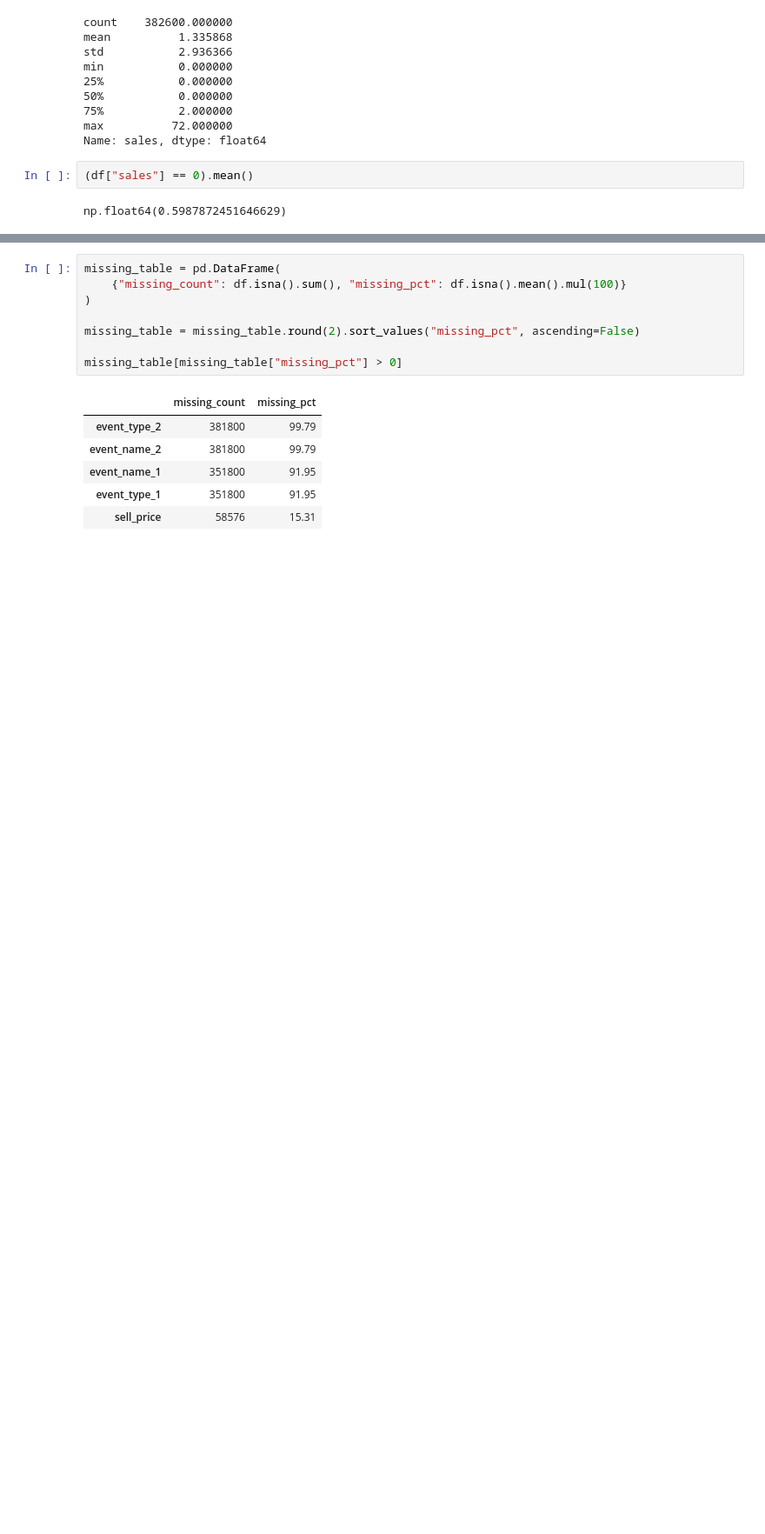
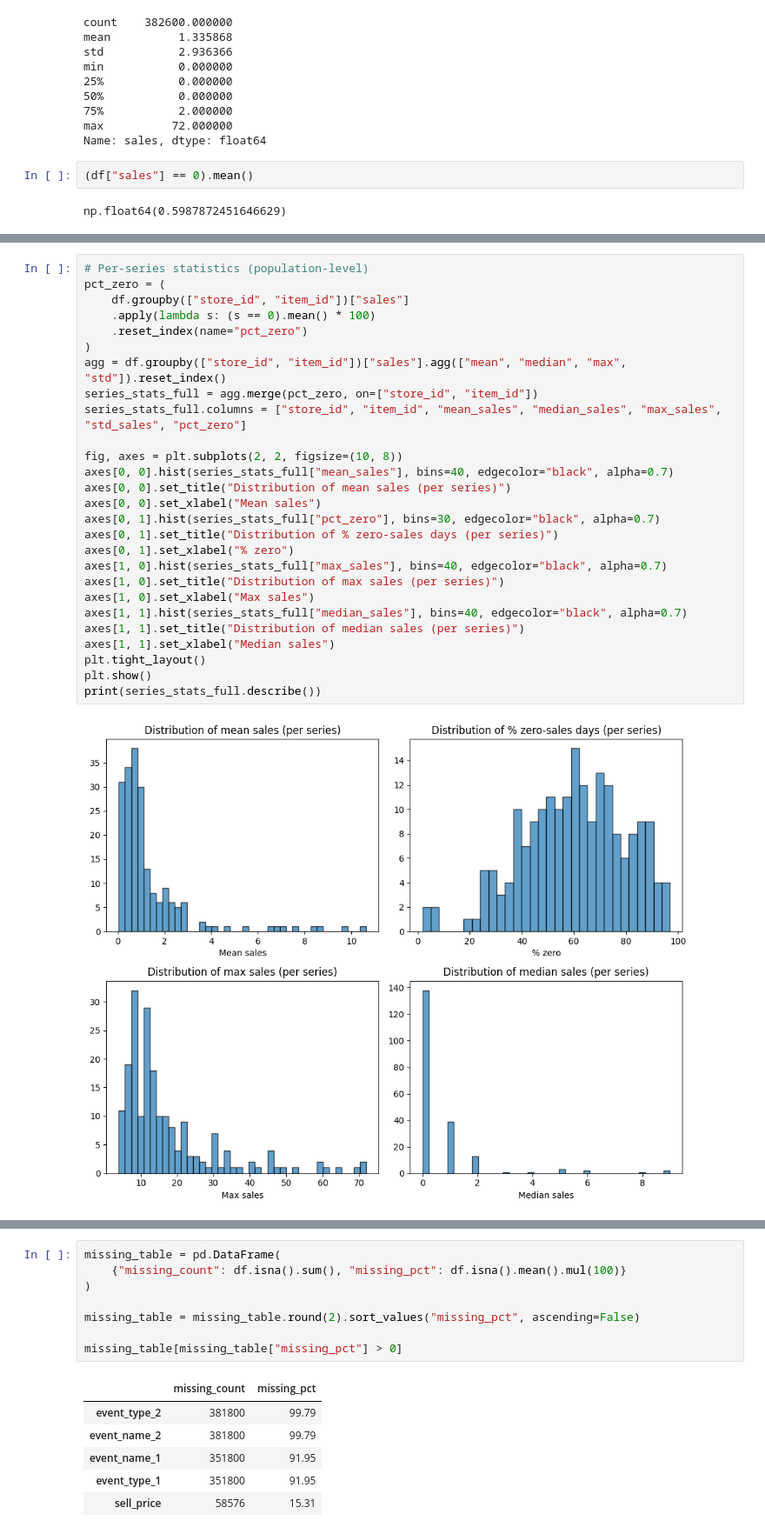
Before and after one commit to badroohiman/retail-demand-forecasting-delayed-labels, a Jupyter notebook: notebooks/01_eda.ipynb, the cells around one changed output, grey strips where cells are left out. Shown at 87% size. Saved outputs shown, nothing was run; the diff lists cells and outputs as text; blank space fills up the shorter version.

Commit message:
Update EDA notebook and regenerate report figures

```diff
--- a/notebooks/01_eda.ipynb
+++ b/notebooks/01_eda.ipynb
@@ -260,0 +243,29 @@ Baselines such as seasonal naïve or moving-average should be included for a fai
+# %%
+# Per-series statistics (population-level)
+pct_zero = (
+    df.groupby(["store_id", "item_id"])["sales"]
+    .apply(lambda s: (s == 0).mean() * 100)
+    .reset_index(name="pct_zero")
+)
+agg = df.groupby(["store_id", "item_id"])["sales"].agg(["mean", "median", "max", "std"]).reset_index()
+series_stats_full = agg.merge(pct_zero, on=["store_id", "item_id"])
+series_stats_full.columns = ["store_id", "item_id", "mean_sales", "median_sales", "max_sales", "std_sales", "pct_zero"]
+
+fig, axes = plt.subplots(2, 2, figsize=(10, 8))
+axes[0, 0].hist(series_stats_full["mean_sales"], bins=40, edgecolor="black", alpha=0.7)
+axes[0, 0].set_title("Distribution of mean sales (per series)")
+axes[0, 0].set_xlabel("Mean sales")
+axes[0, 1].hist(series_stats_full["pct_zero"], bins=30, edgecolor="black", alpha=0.7)
+axes[0, 1].set_title("Distribution of % zero-sales days (per series)")
+axes[0, 1].set_xlabel("% zero")
+axes[1, 0].hist(series_stats_full["max_sales"], bins=40, edgecolor="black", alpha=0.7)
+axes[1, 0].set_title("Distribution of max sales (per series)")
+axes[1, 0].set_xlabel("Max sales")
+axes[1, 1].hist(series_stats_full["median_sales"], bins=40, edgecolor="black", alpha=0.7)
+axes[1, 1].set_title("Distribution of median sales (per series)")
+axes[1, 1].set_xlabel("Median sales")
+plt.tight_layout()
+plt.show()
+print(series_stats_full.describe())
+# %% [output]
+[figure, added]
```
Also changed, not shown: parts of 37 cells of this notebook, 3 other files.
